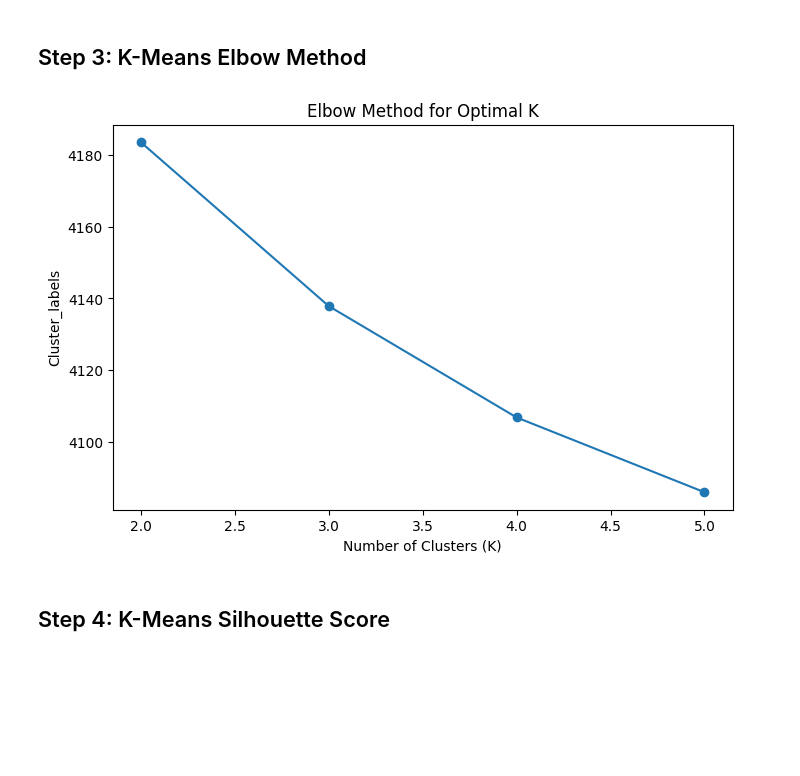
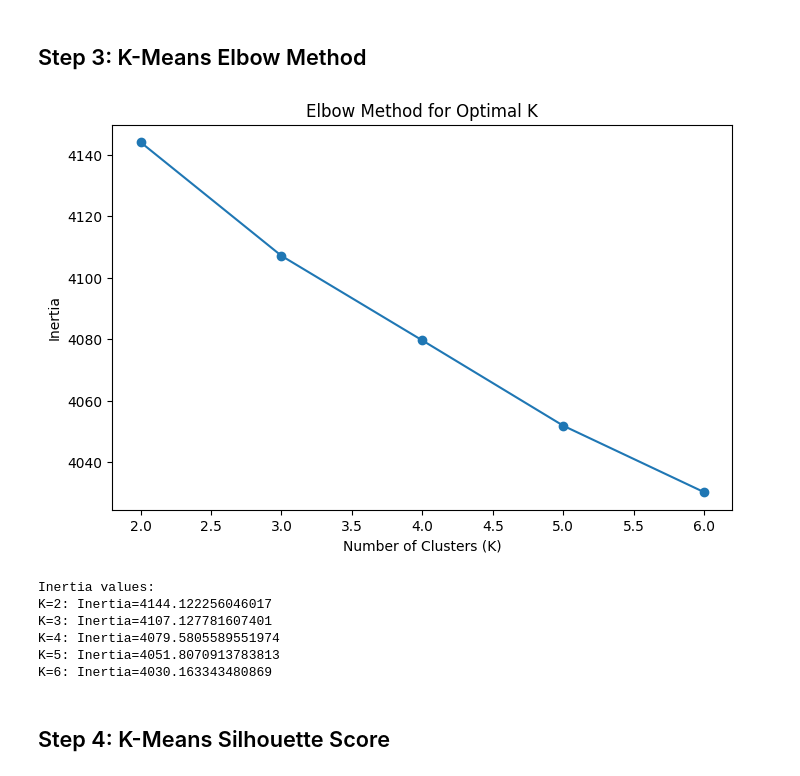
Before and after one commit to baggiyam/project-nlp-business-case-automated-customers-reviews-v2, a Jupyter notebook: K-MeansClustering_Model_Review.ipynb, the cells around one changed output. Saved outputs shown, nothing was run; the diff lists cells and outputs as text; code cells hidden in the pictures; blank space fills up the shorter version.

```diff
--- a/K-MeansClustering_Model_Review.ipynb
+++ b/K-MeansClustering_Model_Review.ipynb
@@ -65,22 +70,35 @@ TF-IDF Matrix Shape: (4385, 1216)
 # %% [markdown]
 ## Step 3: K-Means Elbow Method
 # %%
-Cluster_labels = []
-k_values = range(2, 6)
+def elbow_method(X, k_range):
+    inertias = []
+    for k in k_range:
+        kmeans = KMeans(n_clusters=k, random_state=42)
+        kmeans.fit(X)
+        inertias.append(kmeans.inertia_)
+    return k_range, inertias
 
-for k in k_values:
-    kmeans = KMeans(n_clusters=k, random_state=42)
-    kmeans.fit(X)
-    Cluster_labels.append(kmeans.inertia_)
+k_range = range(2, 7)
+k_values, inertias = elbow_method(X, k_range)
 
 plt.figure(figsize=(8, 5))
-plt.plot(k_values, Cluster_labels, marker='o')
+plt.plot(k_values, inertias, marker='o')
 plt.title('Elbow Method for Optimal K')
 plt.xlabel('Number of Clusters (K)')
-plt.ylabel('Cluster_labels')
+plt.ylabel('Inertia')
 plt.show()
+
+print("Inertia values:")
+for k, inertia in zip(k_values, inertias):
+    print(f"K={k}: Inertia={inertia}")
 # %% [output]
-[figure, old version]
+[figure, new version]
+Inertia values:
+K=2: Inertia=4144.122256046017
+K=3: Inertia=4107.127781607401
+K=4: Inertia=4079.5805589551974
+K=5: Inertia=4051.8070913783813
+K=6: Inertia=4030.163343480869
 # %% [markdown]
 ## Step 4: K-Means Silhouette Score
 # %%
```
Also changed, not shown: parts of 33 cells of this notebook.
